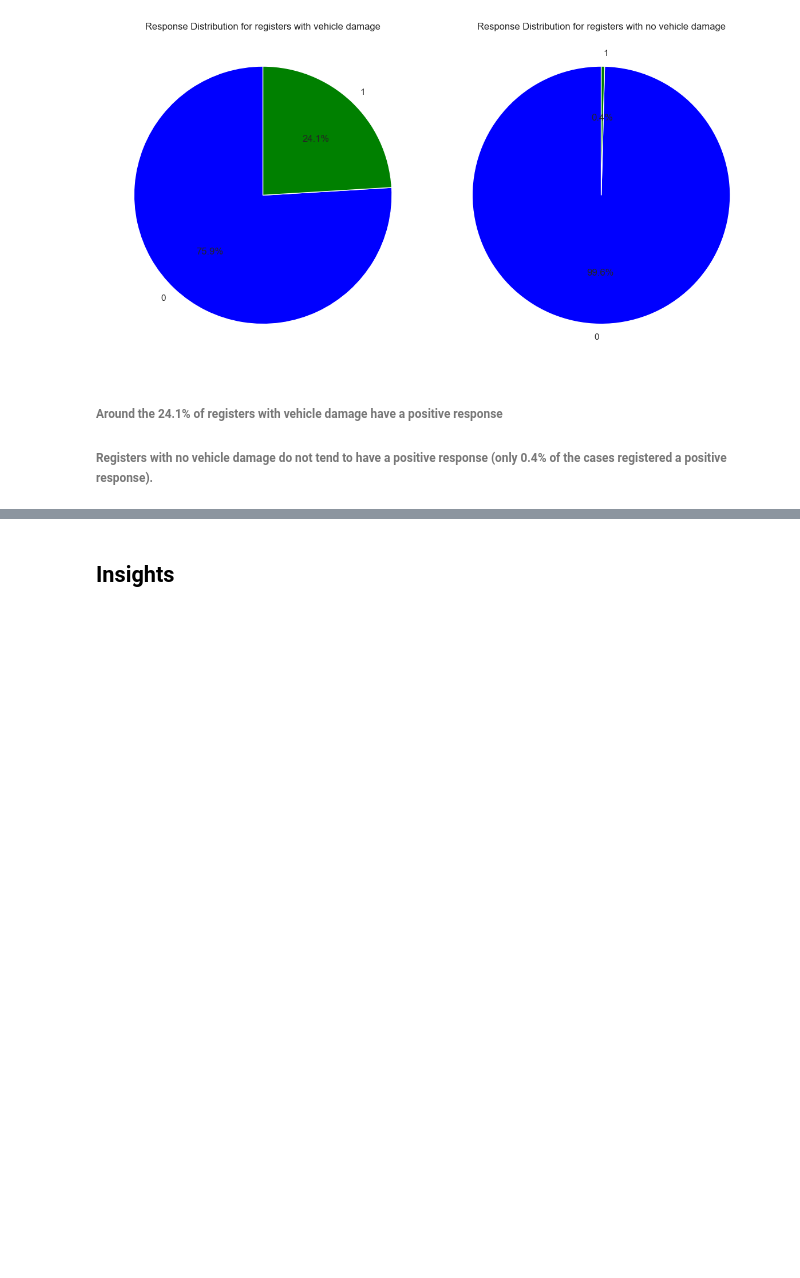
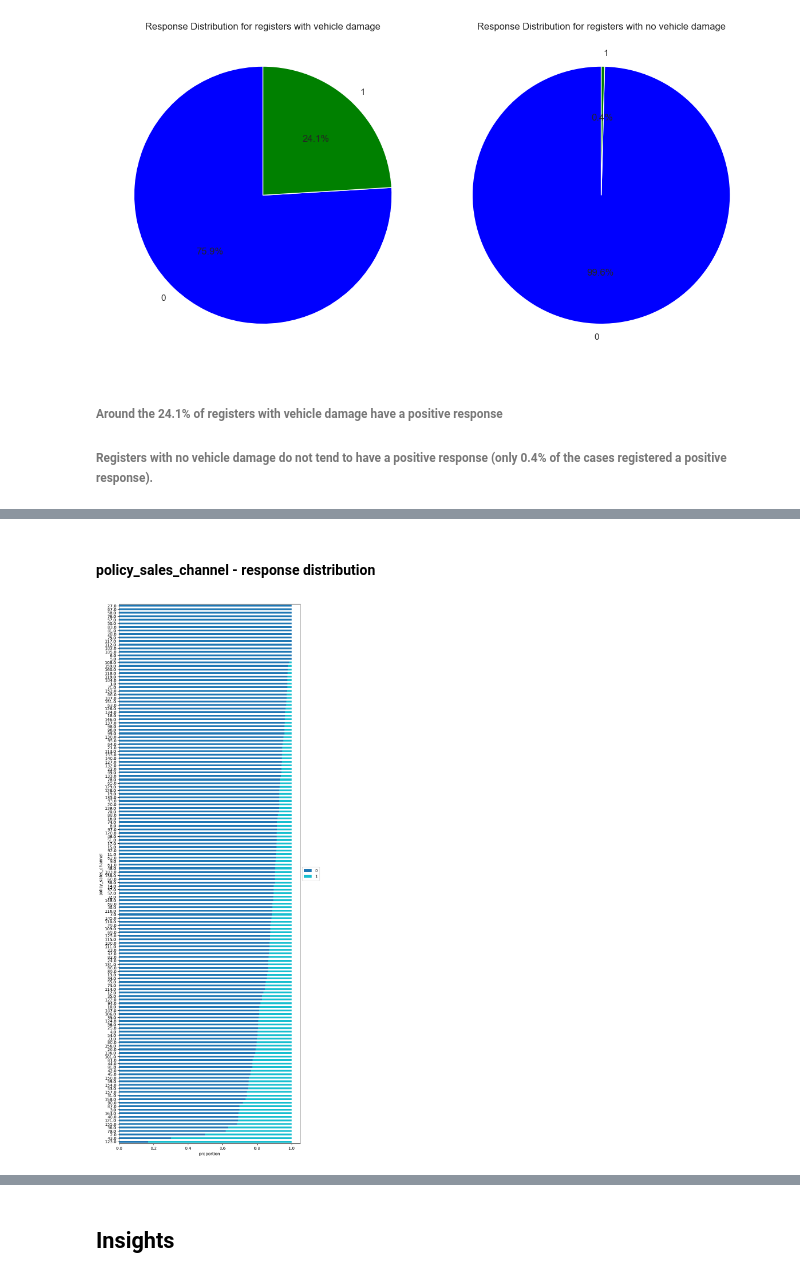
Before and after one commit to miguelazue/insurance-cross-selling, a Jupyter notebook: data_exploration.ipynb, the cells around one changed output, grey strips where cells are left out. Cells and saved outputs as stored; diff of their text form; code cells hidden in the pictures; blank space fills up the shorter version.

```diff
--- a/data_exploration.ipynb
+++ b/data_exploration.ipynb
@@ -326,0 +375,24 @@ plt.show()
+# %% [markdown]
+#### policy_sales_channel - response distribution
+# %%
+cross_tab_prop = pd.crosstab(index=insurance_train_df['policy_sales_channel'],
+                             columns=insurance_train_df['response'],
+                             normalize="index")
+
+# select sorting key
+sorting_key = cross_tab_prop[0]
+
+# Sort the crosstab DataFrame by the sorting key
+cross_tab_prop_sorted = cross_tab_prop.loc[sorting_key.sort_values().index]
+
+cross_tab_prop_sorted.plot(kind='barh',
+                    stacked=True,
+                    colormap='tab10',
+                    figsize=(8, 24))
+
+plt.legend(loc="center left",bbox_to_anchor=(1, 0.5))
+plt.xlabel("proportion")
+plt.ylabel("policy_sales_channel")
+plt.show()
+# %% [output]
+[figure, added]
```
Also changed, not shown: parts of 10 cells of this notebook, 3 other files.
